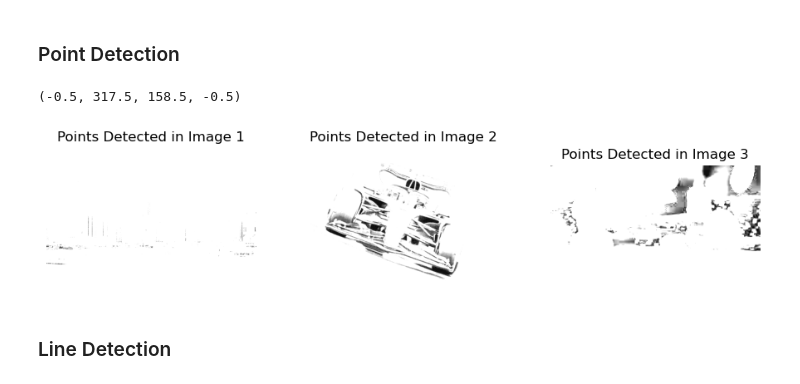
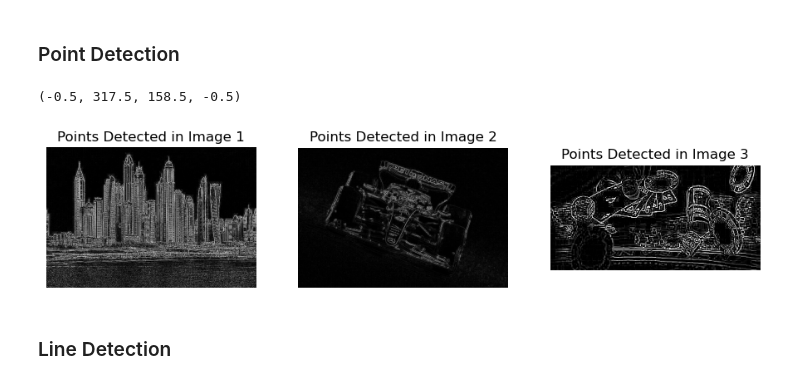
Before and after one commit to himanshuchrist/CV, a Jupyter notebook: 2348520_Lab9.ipynb, the cells around one changed output. Drawn from its saved outputs; the diff is of its cells as text; code cells hidden in the pictures.

```diff
--- a/2348520_Lab9.ipynb
+++ b/2348520_Lab9.ipynb
@@ -29,27 +29,27 @@ plt.axis("off")
 ### Point Detection
 # %%
 point = np.array([[1, 1, 1],
-                [1, 8, 1],
+                [1, -8, 1],
                 [1, 1, 1]])
 point_img = cv2.filter2D(src=img, ddepth=-1, kernel=point)
 point_img1 = cv2.filter2D(src=img1, ddepth=-1, kernel=point)
 point_img2 = cv2.filter2D(src=img2, ddepth=-1, kernel=point)
 plt.figure(figsize=(15,10))
 plt.subplot(1,4,1)
 plt.title("Points Detected in Image 1")
 plt.imshow(point_img,"gray")
 plt.axis("off")
 plt.subplot(1,4,2)
 plt.title("Points Detected in Image 2")
 plt.imshow(point_img1,"gray")
 plt.axis("off")
 plt.subplot(1,4,3)
 plt.title("Points Detected in Image 3")
 plt.imshow(point_img2,"gray")
 plt.axis("off")
 # %% [output]
 (-0.5, 317.5, 158.5, -0.5)
-[figure, old version]
+[figure, new version]
 # %% [markdown]
 ### Line Detection
 # %%
```
